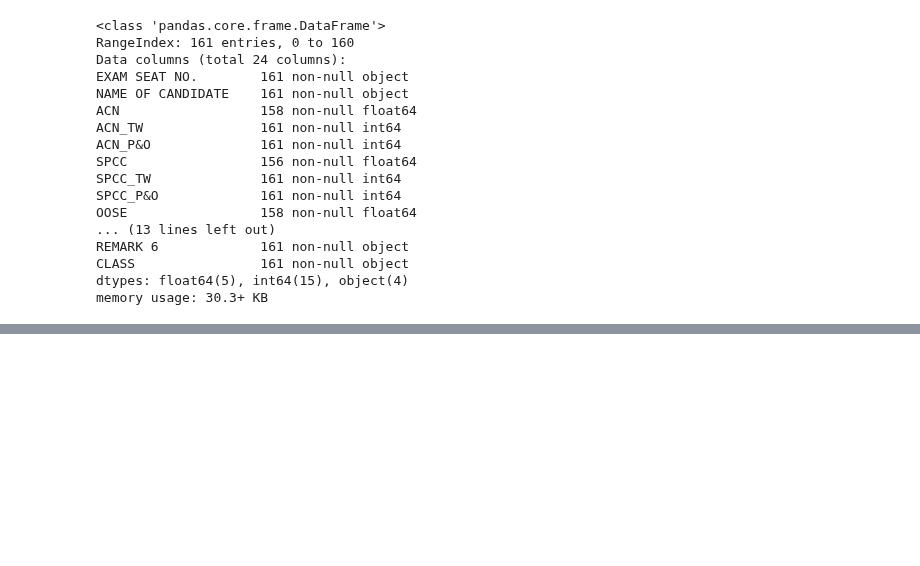
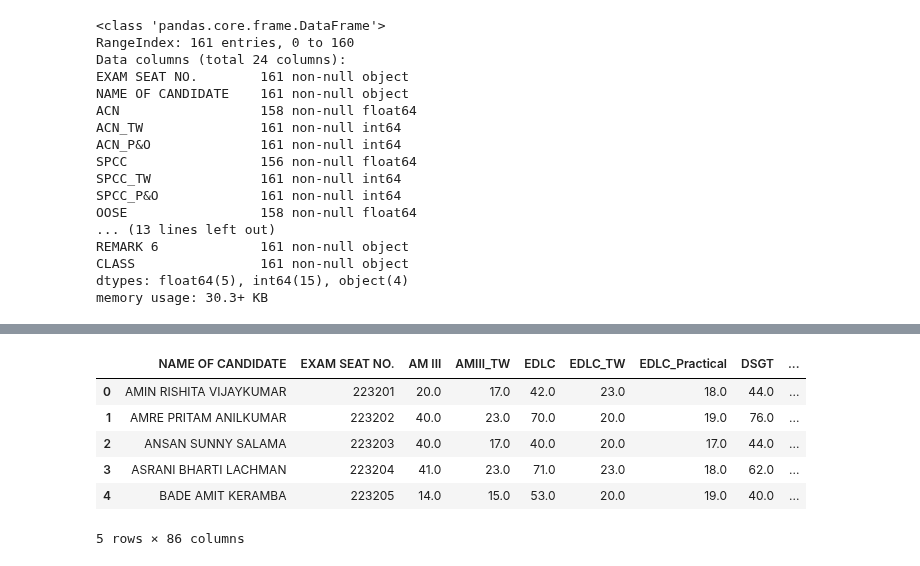
Before and after one commit to Purteeeek/Student-Placement-Guidance, a Jupyter notebook: Cleaning Notebooks/2015-Passouts/Sem3-Sem6_merged .ipynb, the cells around one changed output, grey strips where cells are left out. Cells and saved outputs as stored; diff of their text form; code cells hidden in the pictures; blank space fills up the shorter version.

Commit message:
Names formatted and files merged properly

```diff
--- a/Cleaning Notebooks/2015-Passouts/Sem3-Sem6_merged .ipynb
+++ b/Cleaning Notebooks/2015-Passouts/Sem3-Sem6_merged .ipynb
@@ -223,2 +223,7 @@ sem3_to_sem6_merge_df.describe()
 | max | 83.000000 | 24.000000 | 85.000000 | 24.000000 | 24.000000 | 94.000000 | 24.000000 | 24.000000 | 71.000000 | 24.000000 | ... |
 8 rows × 71 columns
+# %%
+placements_path = "/Users/prashant/Downloads/Student-Placement-Guidance/Data/Placement Data/Cleaned/2015.xlsx"
+placement_df = pd.read_excel(placements_path)
+placement_df = placement_df.rename(columns = {'NAME':'NAME OF CANDIDATE'})
+placement_df.head()
@@ -225,3 +237,14 @@ sem3_to_sem6_merge_df.describe()
+# %%
+merge_with_company  = pd.merge(sem3_to_sem6_merge_df, placement_df, on = 'NAME OF CANDIDATE', how='left')
+merge_with_company.head()
+# %% [output]
+|  | NAME OF CANDIDATE | EXAM SEAT NO. | AM III | AMIII_TW | EDLC | EDLC_TW | EDLC_Practical | DSGT | ... |
+| 0 | AMIN RISHITA VIJAYKUMAR | 223201 | 20.0 | 17.0 | 42.0 | 23.0 | 18.0 | 44.0 | ... |
+| 1 | AMRE PRITAM ANILKUMAR | 223202 | 40.0 | 23.0 | 70.0 | 20.0 | 19.0 | 76.0 | ... |
+| 2 | ANSAN SUNNY SALAMA | 223203 | 40.0 | 17.0 | 40.0 | 20.0 | 17.0 | 44.0 | ... |
+| 3 | ASRANI BHARTI LACHMAN | 223204 | 41.0 | 23.0 | 71.0 | 23.0 | 18.0 | 62.0 | ... |
+| 4 | BADE AMIT KERAMBA | 223205 | 14.0 | 15.0 | 53.0 | 20.0 | 19.0 | 40.0 | ... |
+5 rows × 86 columns
 # %%
 writer = pd.ExcelWriter('2015_merged.xlsx')
 # %%
```
Also changed, not shown: parts of 5 cells of this notebook, 10 other files.
